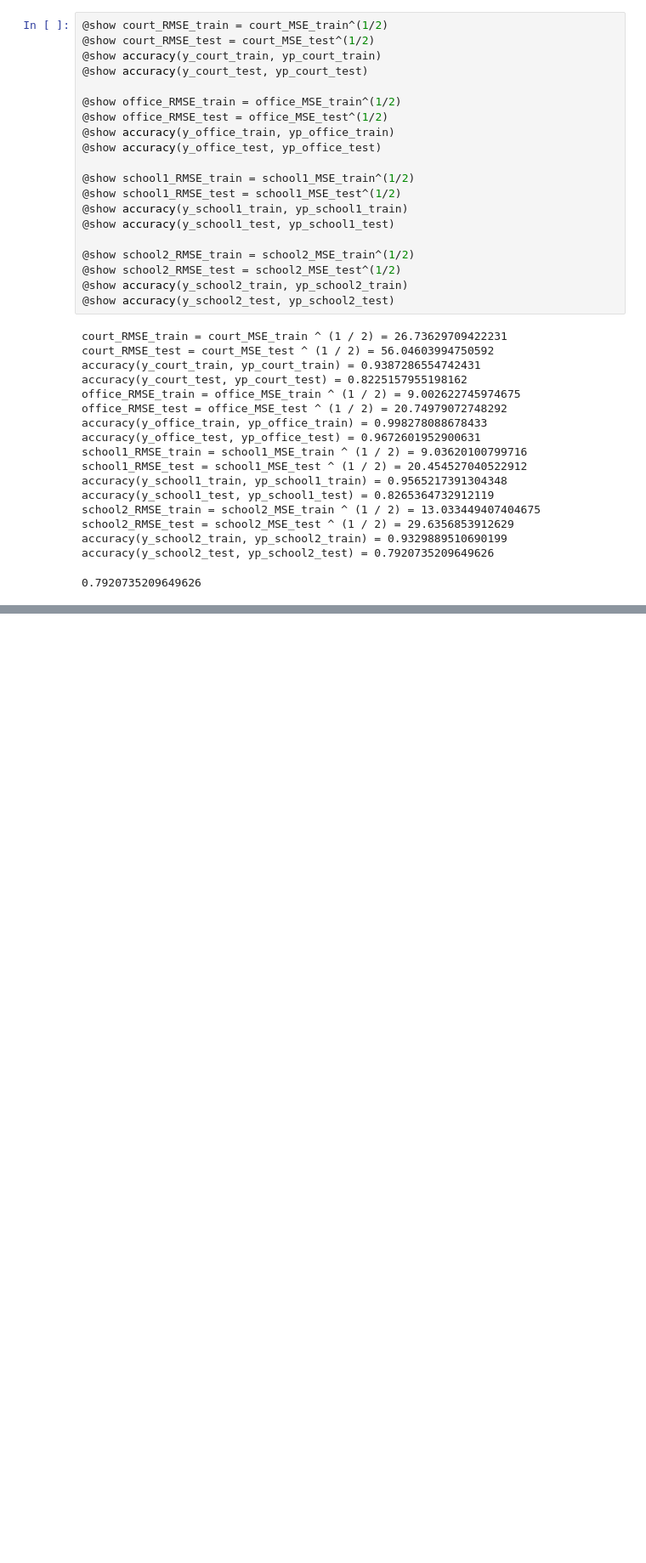
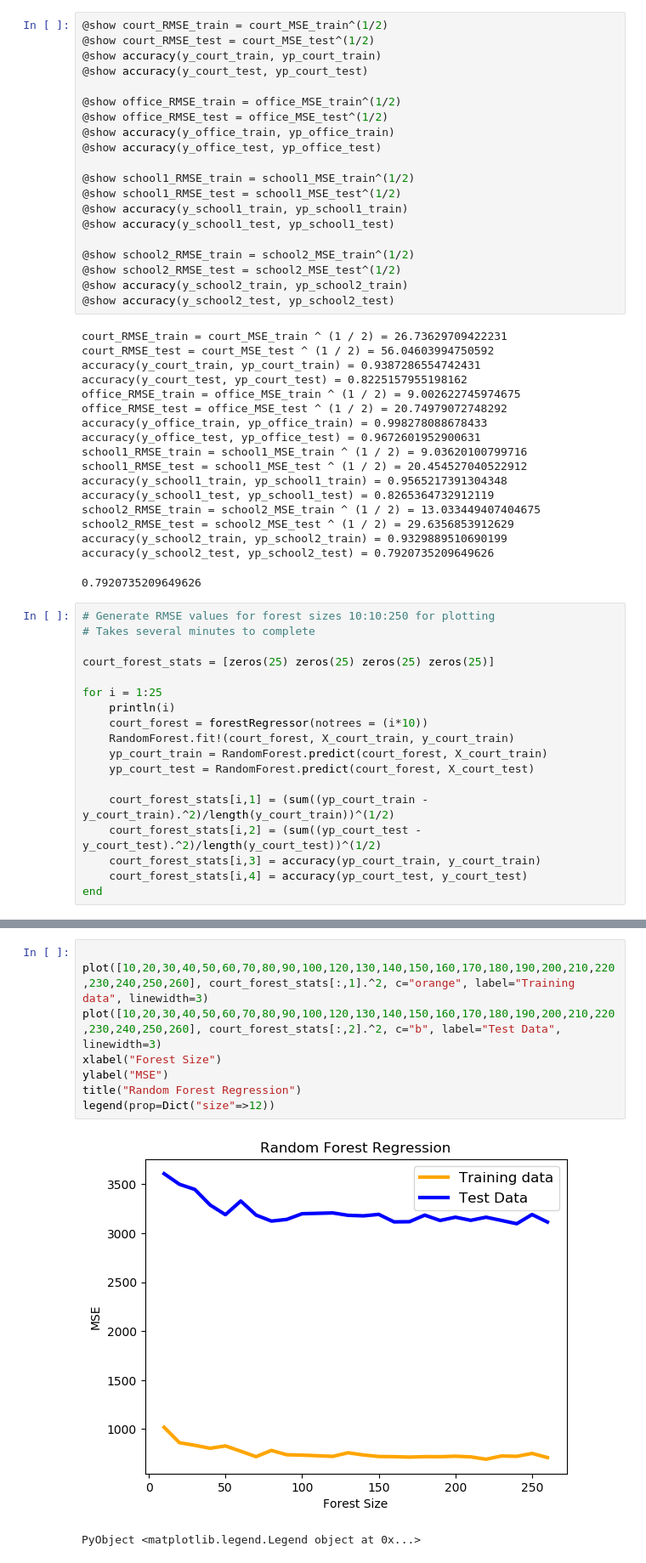
Before and after one commit to gracemitch/4741-project, a Jupyter notebook: Random Forest Models.ipynb, the cells around one changed output, grey strips where cells are left out. Shown at 85% size. Saved outputs shown, nothing was run; the diff lists cells and outputs as text; blank space fills up the shorter version.

Commit message:
add plots

```diff
--- a/Random Forest Models.ipynb
+++ b/Random Forest Models.ipynb
@@ -785,3 +807,21 @@ school2_RMSE_test = school2_MSE_test ^ (1 / 2) = 29.6356853912629
 accuracy(y_school2_train, yp_school2_train) = 0.9329889510690199
 accuracy(y_school2_test, yp_school2_test) = 0.7920735209649626
 0.7920735209649626
+# %%
+# Generate RMSE values for forest sizes 10:10:250 for plotting
+# Takes several minutes to complete
+
+court_forest_stats = [zeros(25) zeros(25) zeros(25) zeros(25)]
+
+for i = 1:25
+    println(i)
+    court_forest = forestRegressor(notrees = (i*10))
+    RandomForest.fit!(court_forest, X_court_train, y_court_train)
+    yp_court_train = RandomForest.predict(court_forest, X_court_train)
+    yp_court_test = RandomForest.predict(court_forest, X_court_test)
+
+    court_forest_stats[i,1] = (sum((yp_court_train - y_court_train).^2)/length(y_court_train))^(1/2)
+    court_forest_stats[i,2] = (sum((yp_court_test - y_court_test).^2)/length(y_court_test))^(1/2)
+    court_forest_stats[i,3] = accuracy(yp_court_train, y_court_train)
+    court_forest_stats[i,4] = accuracy(yp_court_test, y_court_test)
+end
@@ -787,0 +902,11 @@ accuracy(y_school2_test, yp_school2_test) = 0.7920735209649626
+# %%
+
+plot([10,20,30,40,50,60,70,80,90,100,120,130,140,150,160,170,180,190,200,210,220,230,240,250,260], court_forest_stats[:,1].^2, c="orange", label="Training data", linewidth=3)
+plot([10,20,30,40,50,60,70,80,90,100,120,130,140,150,160,170,180,190,200,210,220,230,240,250,260], court_forest_stats[:,2].^2, c="b", label="Test Data", linewidth=3)
+xlabel("Forest Size")
+ylabel("MSE")
+title("Random Forest Regression")
+legend(prop=Dict("size"=>12))
+# %% [output]
+[figure, added]
+PyObject <matplotlib.legend.Legend object at 0x...>
```
Also changed, not shown: parts of 7 cells of this notebook.
